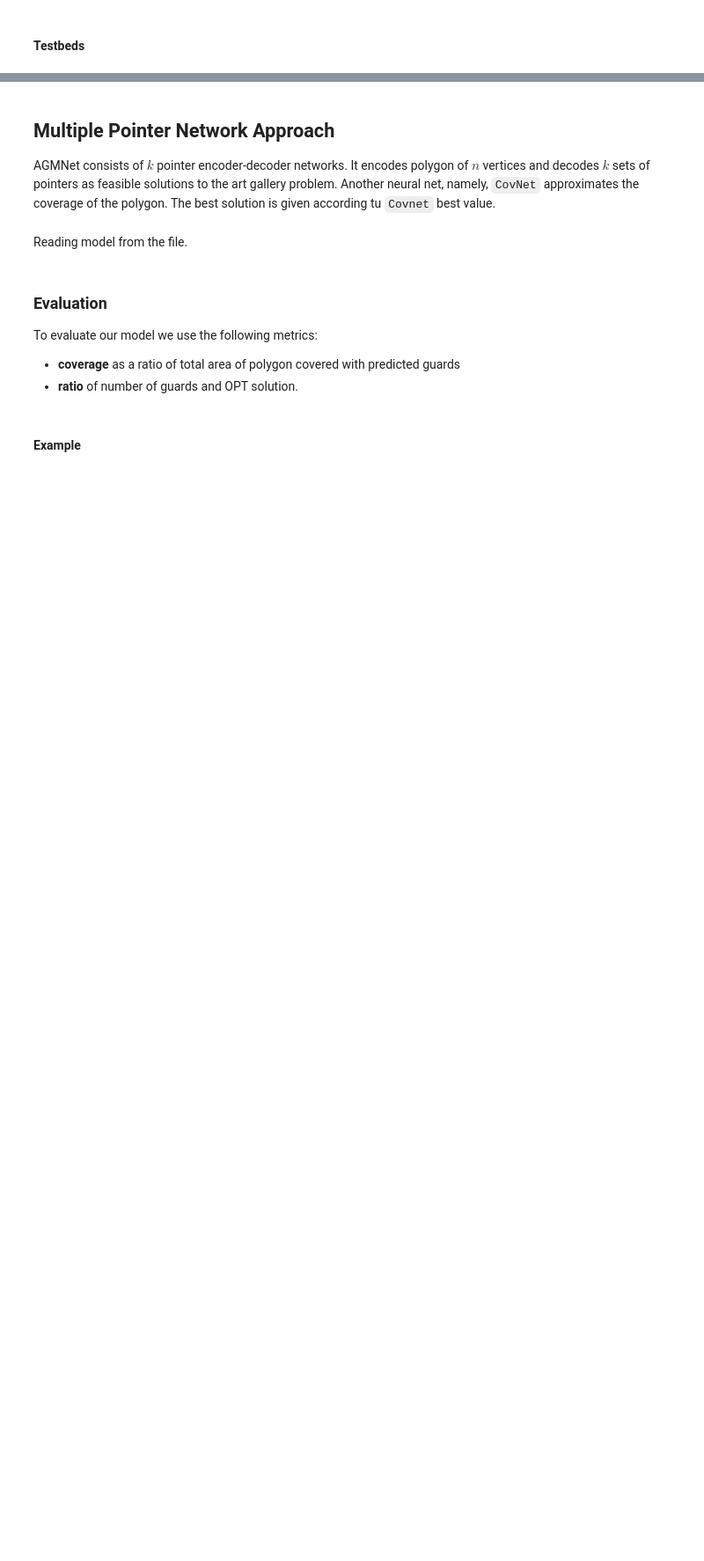
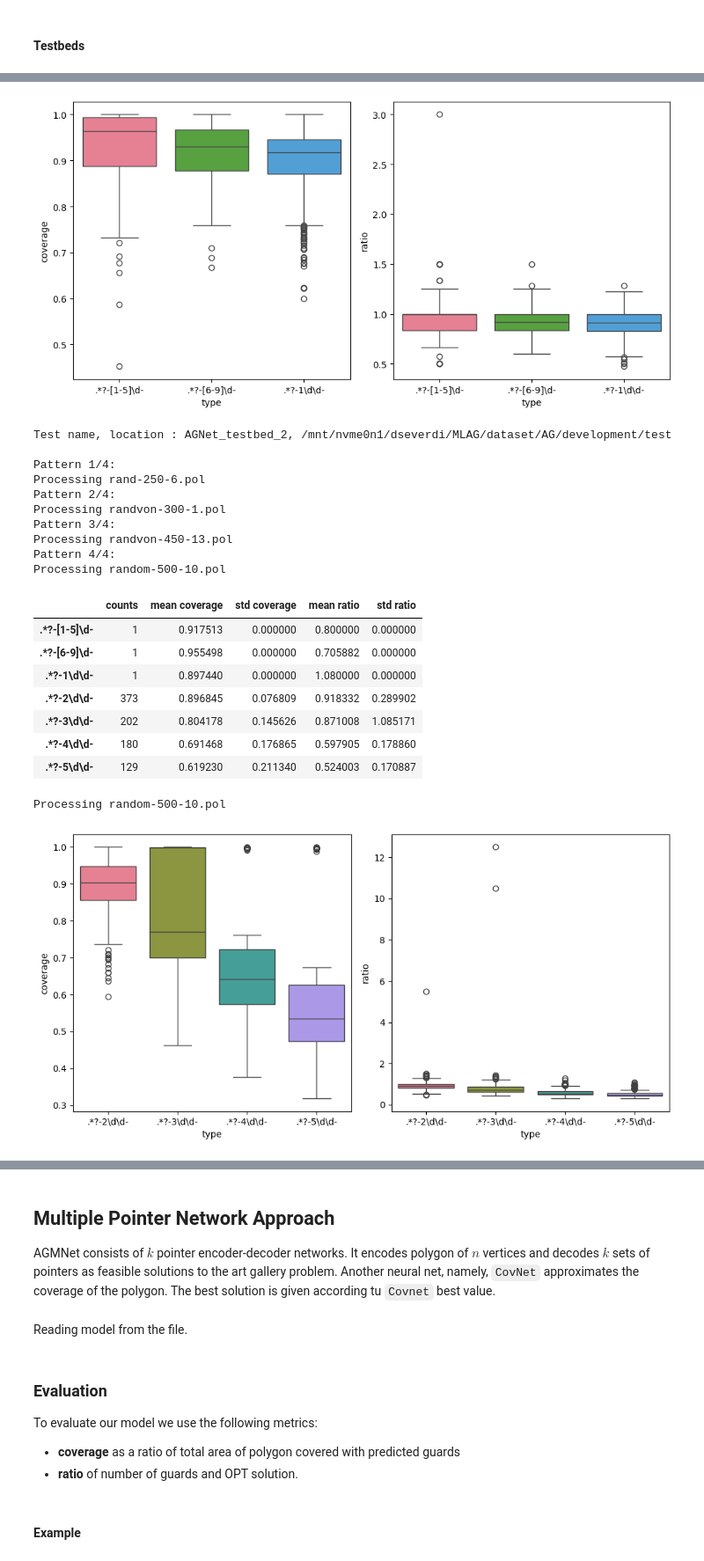
Before and after one commit to dseverdi/AGNet, a Jupyter notebook: notebooks/ArtGallery.ipynb, the cells around one changed output, grey strips where cells are left out. Shown: that part at 88% size. Saved outputs shown, nothing was run; the diff lists cells and outputs as text; code cells hidden in the pictures; blank space fills up the shorter version.

```diff
--- a/notebooks/ArtGallery.ipynb
+++ b/notebooks/ArtGallery.ipynb
@@ -48,24 +48,26 @@ Device 1: NVIDIA GeForce RTX 3090
 # %%
 # evaluation interface
 class Evaluator:
-    def __init__(self, solver, dataset_dir, evaluate = polygon_demo3):
+    def __init__(self, solver, evaluate = polygon_demo3):
         self.solver = solver
-        self.dataset_dir = dataset_dir
         self.evaluate = evaluate
         self.results = {}
 
-    def evaluate_metrics(self, sample):
+    def evaluate_metrics(self, test : dict) -> dict:
         """
         Evaluate metrics on test dataset
         """
-        key, data = sample['name'], sample['data']
-        n = len(sample['data'])
+
+        # read test data
+        key, data, dataset_dir, n = test['name'], test['data'], test['dataset_dir'], len(test['data'])
+
+        # initialize arrays
         _coverages, _ratios = np.zeros(n), np.zeros(n)
 
         for i, instance in enumerate(data):
             # read sample
             print(f'Processing {instance}                         ', end='\r')
-            _instance = os.path.join(self.dataset_dir, instance)
+            _instance = os.path.join(dataset_dir, instance)
             sample = VisSample.read_samples(path=_instance, sol_sample=1)[0]
 
             # prediction
@@ -91,8 +93,9 @@ class Evaluator:
         """
         Run evaluation on testbed
         """
+
         # list files
-        df = pd.DataFrame([file for file in os.listdir(self.dataset_dir) if file.endswith('.pol')], columns=['name'])
+        df = pd.DataFrame([file for file in os.listdir(testbed['dataset_dir']) if file.endswith('.pol')], columns=['name'])
 
         # check patterns
         for i, re in enumerate(testbed['regex']):
@@ -102,10 +105,10 @@ class Evaluator:
             data = df[df.name.str.match(re)].values.squeeze().tolist()
 
             # define rows
-            sample = {'name': re, 'data': data}
+            test = {'name': re, 'data': data, 'dataset_dir': testbed['dataset_dir']}
 
             # evaluate metrics
-            self.results = self.evaluate_metrics(sample)
+            self.results = self.evaluate_metrics(test)
 
         # show as dataframe
         report = pd.DataFrame.from_dict(self.results, orient='index')
@@ -120,7 +123,7 @@ class Evaluator:
         Run evaluation and generate boxplot
         """
         # list all instances
-        files = [file for file in os.listdir(self.dataset_dir) if file.endswith('.pol')]
+        files = [file for file in os.listdir(testbed['dataset_dir']) if file.endswith('.pol')]
         # create df for results
         data = pd.DataFrame(columns=['name', 'type', 'coverage', 'ratio'])
         # filter out files via regex
@@ -128,8 +131,8 @@ class Evaluator:
             p = re.compile(regex)
             for file in files:
                 if p.match(file):  # if file matches regex
-                    batch = {'name': regex, 'data': [file]}  # wrap data to use API
-                    results = self.evaluate_metrics(batch)
+                    test = {'name': regex, 'data': [file], 'dataset_dir' : testbed['dataset_dir']}  # wrap data to use API
+                    results = self.evaluate_metrics(test)
                     cov, r = results[regex]['mean coverage'], results[regex]['mean ratio']  # read mean for singletons
                     data.loc[len(data)] = [file, regex, cov, r]  # set instance name, type, coverage and ratio
 
@@ -240,12 +244,12 @@ show(poly, region, predicted, opt, coverage)
 #### Testbeds
 # %%
 results = {}
-dataset_dir = '../dataset/AG/development/test'
 
+dataset_dir = '/mnt/nvme0n1/dseverdi/MLAG/dataset/AG/development/test'
 
 testbeds = [{
     'name' : 'AGNet_testbed_1',
-    'dataset dir' : dataset_dir,
+    'dataset_dir' : dataset_dir,
     'regex' : [
          '.*?-[1-5]\d-', # 1-5 tens size
          '.*?-[6-9]\d-', # 6-9 tens sizes,
@@ -255,7 +259,7 @@ testbeds = [{
 
 {
     'name' : 'AGNet_testbed_2',
-    'dataset dir' : dataset_dir,
+    'dataset_dir' : dataset_dir,
     'regex' : [
          '.*?-2\d\d-', # 200s
          '.*?-3\d\d-', # 300s
@@ -266,11 +270,11 @@ testbeds = [{
 ]
 
 # Evaluate model
-evaluator = Evaluator(agnet_solver, dataset_dir)
+evaluator = Evaluator(agnet_solver)
 
 
 for testbed in testbeds:
-    print(f'Test name: {testbed["name"]}:')
+    print(f'Test name, location : {testbed["name"]}, {testbed["dataset_dir"]}')
     _ = evaluator.stats(testbed)
     _ = evaluator.boxplot(testbed)
 # %% [output]
@@ -283,0 +294,21 @@ KeyboardInterrupt:
+[figure, added]
+Test name, location : AGNet_testbed_2, /mnt/nvme0n1/dseverdi/MLAG/dataset/AG/development/test
+
+Pattern 1/4:
+Processing rand-250-6.pol
+Pattern 2/4:
+Processing randvon-300-1.pol
+Pattern 3/4:
+Processing randvon-450-13.pol
+Pattern 4/4:
+Processing random-500-10.pol
+|  | counts | mean coverage | std coverage | mean ratio | std ratio |
+| .*?-[1-5]\d- | 1 | 0.917513 | 0.000000 | 0.800000 | 0.000000 |
+| .*?-[6-9]\d- | 1 | 0.955498 | 0.000000 | 0.705882 | 0.000000 |
+| .*?-1\d\d- | 1 | 0.897440 | 0.000000 | 1.080000 | 0.000000 |
+| .*?-2\d\d- | 373 | 0.896845 | 0.076809 | 0.918332 | 0.289902 |
+| .*?-3\d\d- | 202 | 0.804178 | 0.145626 | 0.871008 | 1.085171 |
+| .*?-4\d\d- | 180 | 0.691468 | 0.176865 | 0.597905 | 0.178860 |
+| .*?-5\d\d- | 129 | 0.619230 | 0.211340 | 0.524003 | 0.170887 |
+Processing random-500-10.pol
+[figure, added]
```
Also changed, not shown: parts of 12 cells of this notebook, 1 other file.
